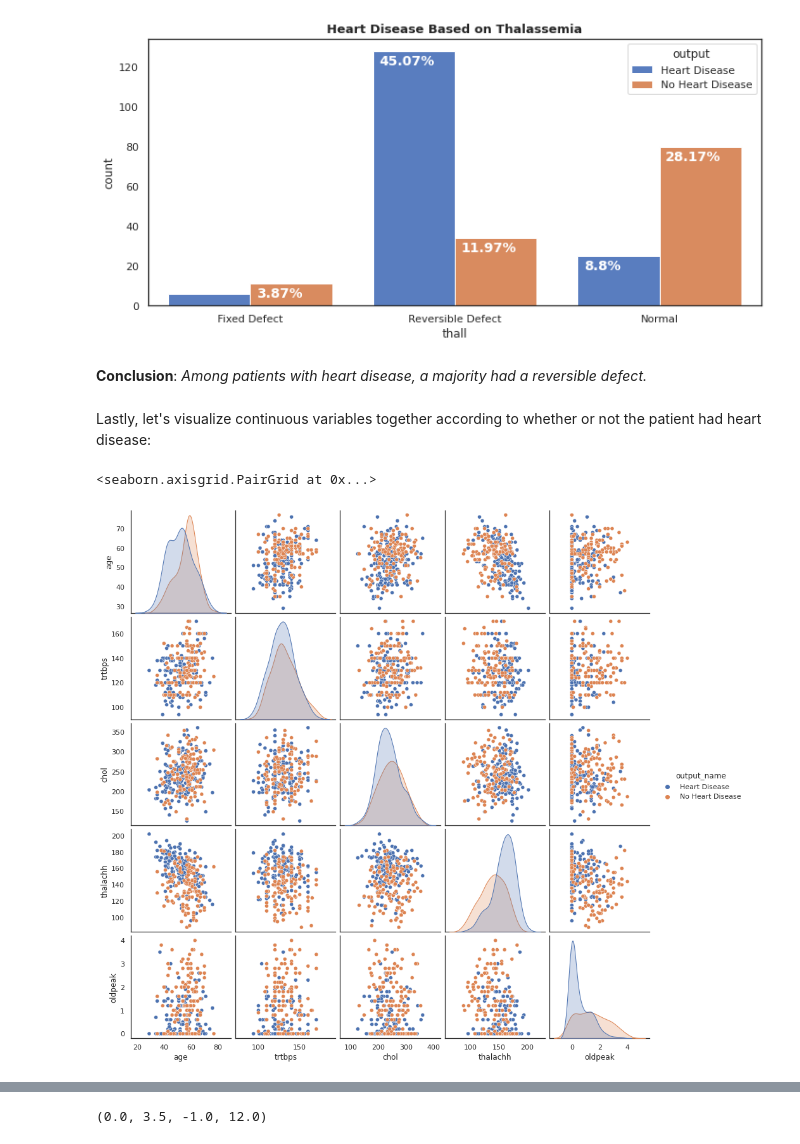
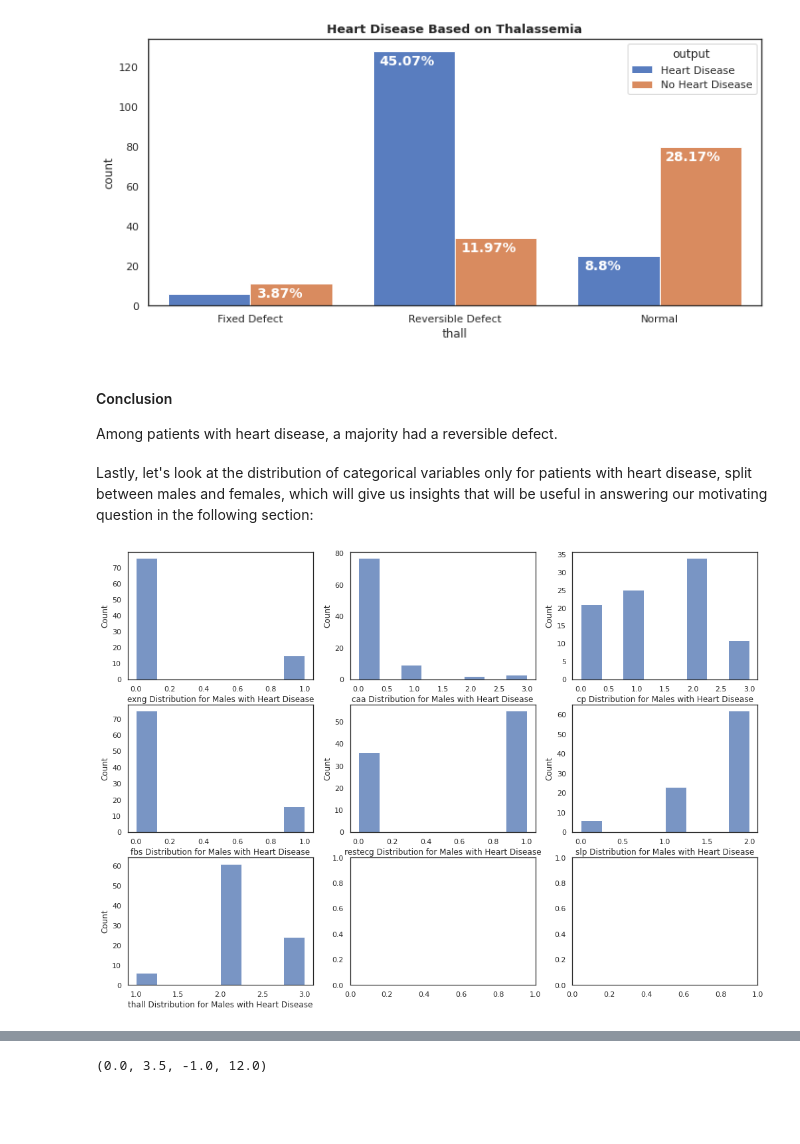
Before and after one commit to jsondevers/heart-attacks, a Jupyter notebook: heart-attack.ipynb, the cells around one changed output, grey strips where cells are left out. Drawn from its saved outputs; the diff is of its cells as text; code cells hidden in the pictures; blank space fills up the shorter version.

```diff
--- a/heart-attack.ipynb
+++ b/heart-attack.ipynb
@@ -739,12 +803,19 @@ plt.tight_layout()
 # %% [output]
 [figure]
 # %% [markdown]
-**Conclusion**: _Among patients with heart disease, a majority had a reversible defect._
+<h4>Conclusion</h4>
+Among patients with heart disease, a majority had a reversible defect.
-# %% [markdown]
-Lastly, let's visualize continuous variables together according to whether or not the patient had heart disease:
-# %%
-continuous_features = ["age","trtbps","chol","thalachh","oldpeak"]
-sns.pairplot(df[continuous_features + ['output_name']], hue='output_name')
-# %% [output]
-<seaborn.axisgrid.PairGrid at 0x...>
-[figure, removed]
+# %% [markdown]
+Lastly, let's look at the distribution of categorical variables only for patients with heart disease, split between males and females, which will give us insights that will be useful in answering our motivating question in the following section:
+# %%
+# Visualize distributions for males with heart disease
+
+fig, axes = plt.subplots(nrows=3, ncols=3, figsize=(17, 12))
+categorical_variables = ['exng','caa','cp','fbs','restecg','slp','thall']
+
+for i, var in enumerate(categorical_variables):
+    ax = axes[int(i/3), i%3]
+    sns.histplot(data=df[(df['output'] == 1) & (df['sex'] == 1)], x=var, ax=ax)
+    ax.set_xlabel(var + " Distribution for Males with Heart Disease")
+# %% [output]
+[figure, added]
```
Also changed, not shown: parts of 77 cells of this notebook, 3 other files.
